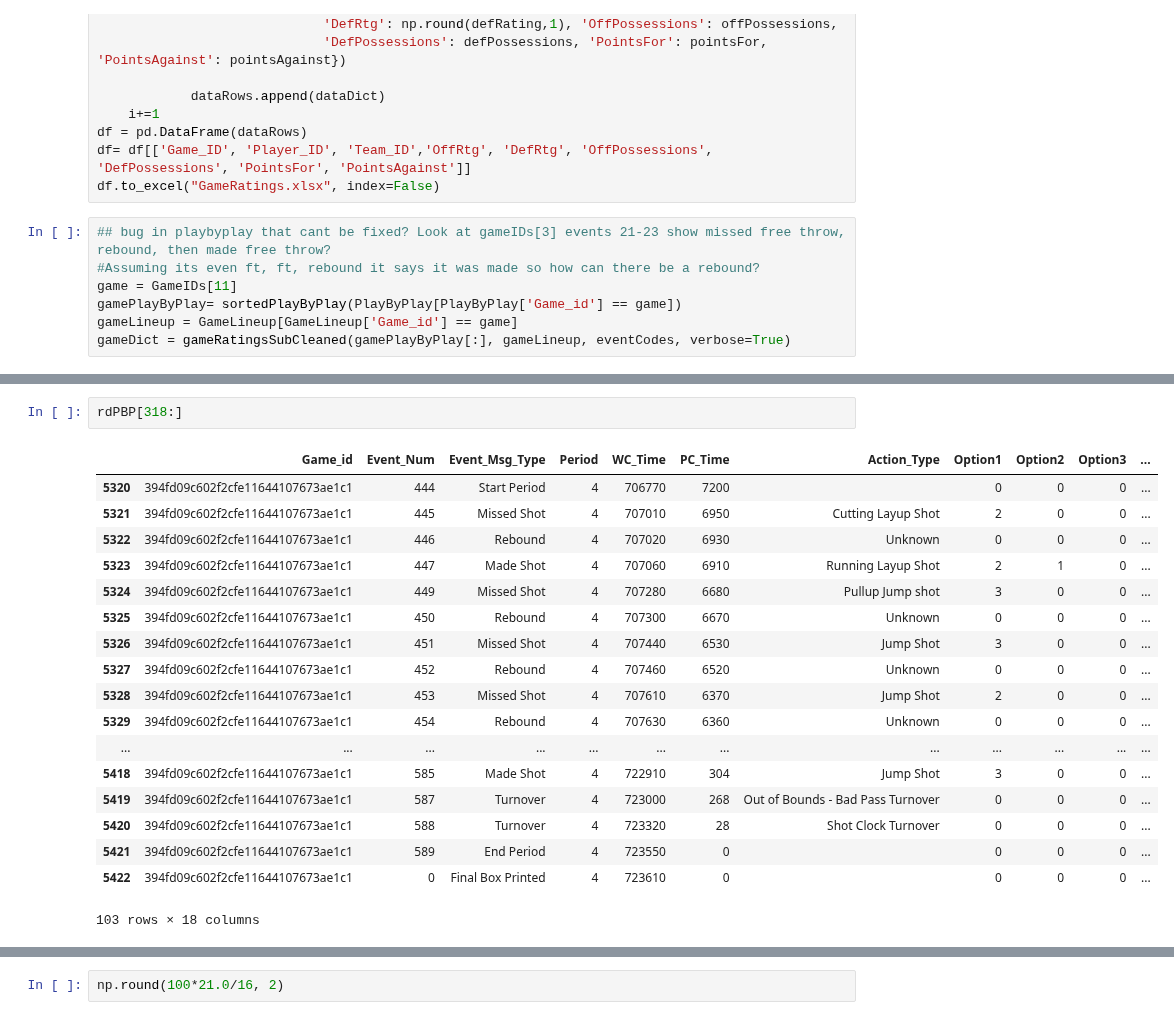
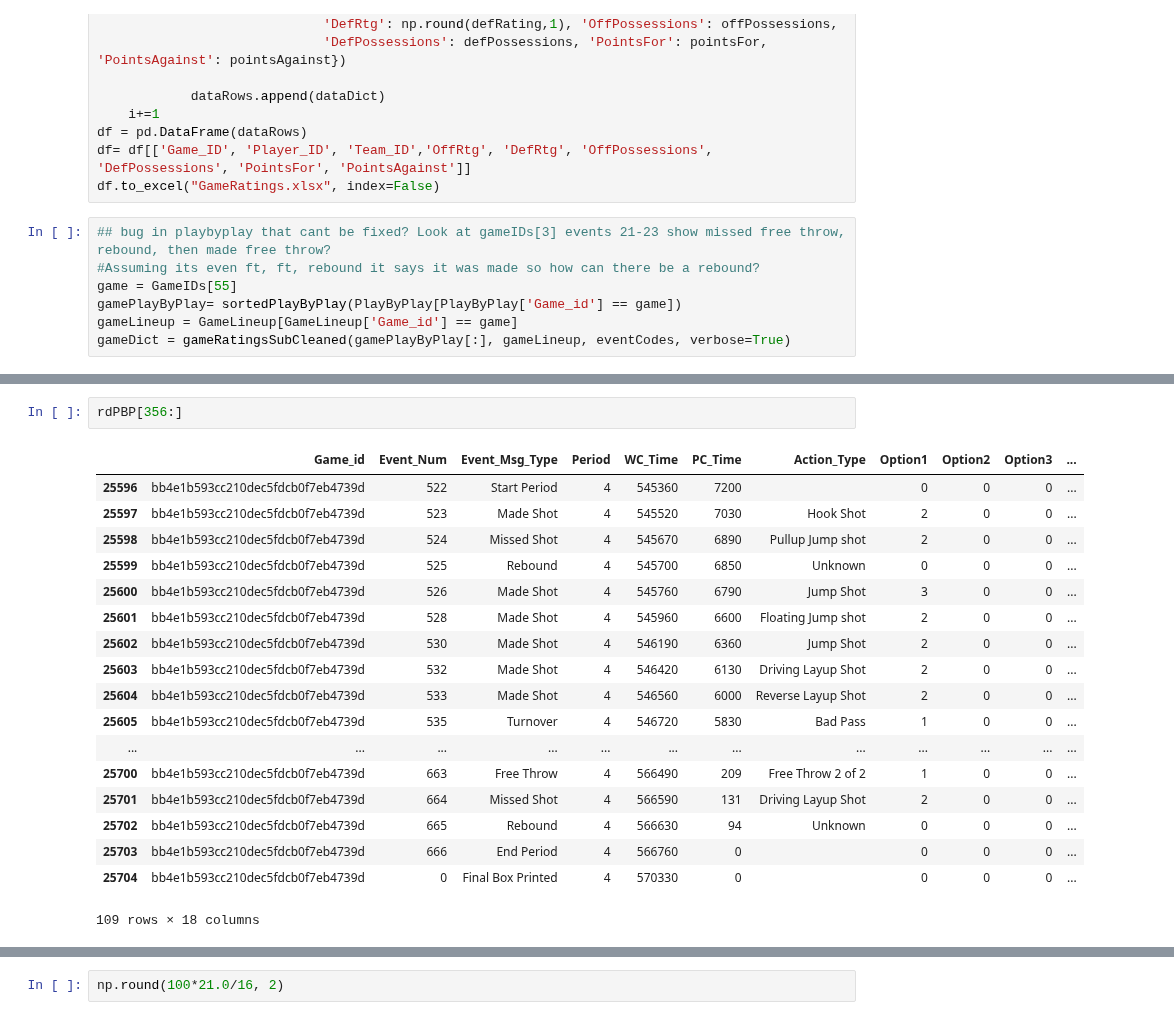
Before and after one commit to wpouse/NBA, a Jupyter notebook: Hackathon Prompt/NBARatingsScrubbed.ipynb, the cells around one changed output, grey strips where cells are left out. Cells and saved outputs as stored; diff of their text form.

```diff
--- a/Hackathon Prompt/NBARatingsScrubbed.ipynb
+++ b/Hackathon Prompt/NBARatingsScrubbed.ipynb
@@ -764,7 +764,7 @@ df.to_excel("GameRatings.xlsx", index=False)
 # %%
 ## bug in playbyplay that cant be fixed? Look at gameIDs[3] events 21-23 show missed free throw, rebound, then made free throw?
 #Assuming its even ft, ft, rebound it says it was made so how can there be a rebound?
-game = GameIDs[11]
+game = GameIDs[55]
 gamePlayByPlay= sortedPlayByPlay(PlayByPlay[PlayByPlay['Game_id'] == game])
 gameLineup = GameLineup[GameLineup['Game_id'] == game]
 gameDict = gameRatingsSubCleaned(gamePlayByPlay[:], gameLineup, eventCodes, verbose=True)
@@ -835,21 +814,21 @@ gamePlayByPlay[318:]
 # %%
-rdPBP[318:]
+rdPBP[356:]
 # %% [output]
 |  | Game_id | Event_Num | Event_Msg_Type | Period | WC_Time | PC_Time | Action_Type | Option1 | Option2 | Option3 | ... |
-| 5320 | 394fd09c602f2cfe11644107673ae1c1 | 444 | Start Period | 4 | 706770 | 7200 |  | 0 | 0 | 0 | ... |
-| 5321 | 394fd09c602f2cfe11644107673ae1c1 | 445 | Missed Shot | 4 | 707010 | 6950 | Cutting Layup Shot | 2 | 0 | 0 | ... |
-| 5322 | 394fd09c602f2cfe11644107673ae1c1 | 446 | Rebound | 4 | 707020 | 6930 | Unknown | 0 | 0 | 0 | ... |
-| 5323 | 394fd09c602f2cfe11644107673ae1c1 | 447 | Made Shot | 4 | 707060 | 6910 | Running Layup Shot | 2 | 1 | 0 | ... |
-| 5324 | 394fd09c602f2cfe11644107673ae1c1 | 449 | Missed Shot | 4 | 707280 | 6680 | Pullup Jump shot | 3 | 0 | 0 | ... |
-| 5325 | 394fd09c602f2cfe11644107673ae1c1 | 450 | Rebound | 4 | 707300 | 6670 | Unknown | 0 | 0 | 0 | ... |
-| 5326 | 394fd09c602f2cfe11644107673ae1c1 | 451 | Missed Shot | 4 | 707440 | 6530 | Jump Shot | 3 | 0 | 0 | ... |
-| 5327 | 394fd09c602f2cfe11644107673ae1c1 | 452 | Rebound | 4 | 707460 | 6520 | Unknown | 0 | 0 | 0 | ... |
-| 5328 | 394fd09c602f2cfe11644107673ae1c1 | 453 | Missed Shot | 4 | 707610 | 6370 | Jump Shot | 2 | 0 | 0 | ... |
-| 5329 | 394fd09c602f2cfe11644107673ae1c1 | 454 | Rebound | 4 | 707630 | 6360 | Unknown | 0 | 0 | 0 | ... |
+| 25596 | bb4e1b593cc210dec5fdcb0f7eb4739d | 522 | Start Period | 4 | 545360 | 7200 |  | 0 | 0 | 0 | ... |
+| 25597 | bb4e1b593cc210dec5fdcb0f7eb4739d | 523 | Made Shot | 4 | 545520 | 7030 | Hook Shot | 2 | 0 | 0 | ... |
+| 25598 | bb4e1b593cc210dec5fdcb0f7eb4739d | 524 | Missed Shot | 4 | 545670 | 6890 | Pullup Jump shot | 2 | 0 | 0 | ... |
+| 25599 | bb4e1b593cc210dec5fdcb0f7eb4739d | 525 | Rebound | 4 | 545700 | 6850 | Unknown | 0 | 0 | 0 | ... |
+| 25600 | bb4e1b593cc210dec5fdcb0f7eb4739d | 526 | Made Shot | 4 | 545760 | 6790 | Jump Shot | 3 | 0 | 0 | ... |
+| 25601 | bb4e1b593cc210dec5fdcb0f7eb4739d | 528 | Made Shot | 4 | 545960 | 6600 | Floating Jump shot | 2 | 0 | 0 | ... |
+| 25602 | bb4e1b593cc210dec5fdcb0f7eb4739d | 530 | Made Shot | 4 | 546190 | 6360 | Jump Shot | 2 | 0 | 0 | ... |
+| 25603 | bb4e1b593cc210dec5fdcb0f7eb4739d | 532 | Made Shot | 4 | 546420 | 6130 | Driving Layup Shot | 2 | 0 | 0 | ... |
+| 25604 | bb4e1b593cc210dec5fdcb0f7eb4739d | 533 | Made Shot | 4 | 546560 | 6000 | Reverse Layup Shot | 2 | 0 | 0 | ... |
+| 25605 | bb4e1b593cc210dec5fdcb0f7eb4739d | 535 | Turnover | 4 | 546720 | 5830 | Bad Pass | 1 | 0 | 0 | ... |
 | ... | ... | ... | ... | ... | ... | ... | ... | ... | ... | ... | ... |
-| 5418 | 394fd09c602f2cfe11644107673ae1c1 | 585 | Made Shot | 4 | 722910 | 304 | Jump Shot | 3 | 0 | 0 | ... |
-| 5419 | 394fd09c602f2cfe11644107673ae1c1 | 587 | Turnover | 4 | 723000 | 268 | Out of Bounds - Bad Pass Turnover | 0 | 0 | 0 | ... |
-| 5420 | 394fd09c602f2cfe11644107673ae1c1 | 588 | Turnover | 4 | 723320 | 28 | Shot Clock Turnover | 0 | 0 | 0 | ... |
-| 5421 | 394fd09c602f2cfe11644107673ae1c1 | 589 | End Period | 4 | 723550 | 0 |  | 0 | 0 | 0 | ... |
-| 5422 | 394fd09c602f2cfe11644107673ae1c1 | 0 | Final Box Printed | 4 | 723610 | 0 |  | 0 | 0 | 0 | ... |
+| 25700 | bb4e1b593cc210dec5fdcb0f7eb4739d | 663 | Free Throw | 4 | 566490 | 209 | Free Throw 2 of 2 | 1 | 0 | 0 | ... |
+| 25701 | bb4e1b593cc210dec5fdcb0f7eb4739d | 664 | Missed Shot | 4 | 566590 | 131 | Driving Layup Shot | 2 | 0 | 0 | ... |
+| 25702 | bb4e1b593cc210dec5fdcb0f7eb4739d | 665 | Rebound | 4 | 566630 | 94 | Unknown | 0 | 0 | 0 | ... |
+| 25703 | bb4e1b593cc210dec5fdcb0f7eb4739d | 666 | End Period | 4 | 566760 | 0 |  | 0 | 0 | 0 | ... |
+| 25704 | bb4e1b593cc210dec5fdcb0f7eb4739d | 0 | Final Box Printed | 4 | 570330 | 0 |  | 0 | 0 | 0 | ... |
-103 rows × 18 columns
+109 rows × 18 columns
```
Also changed, not shown: parts of 10 cells of this notebook, 1 other file.
